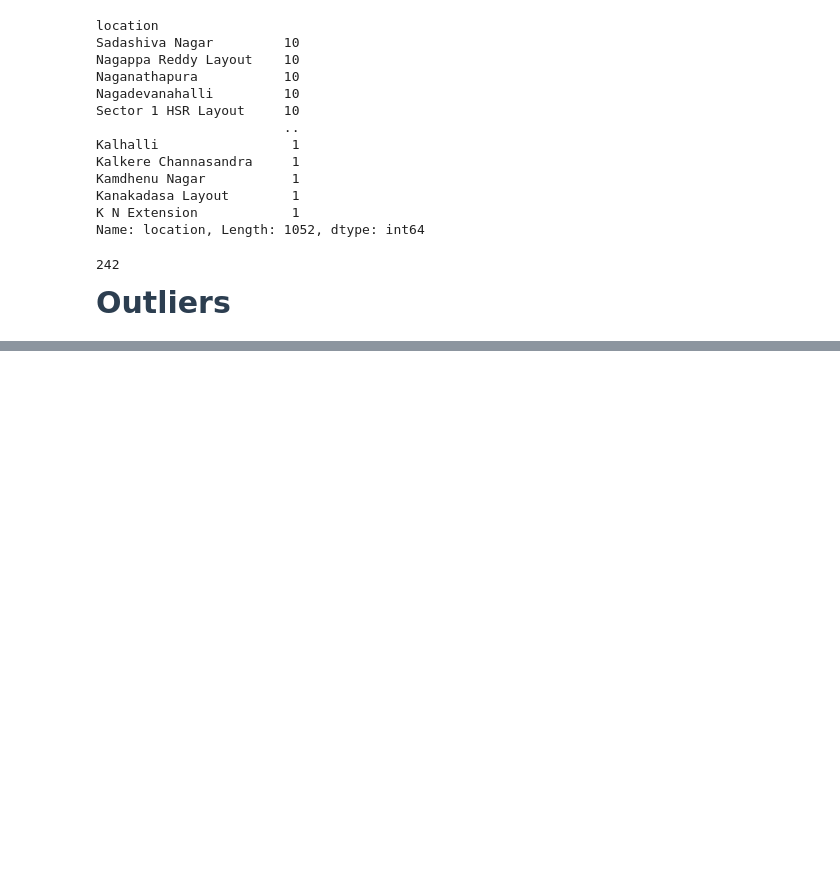
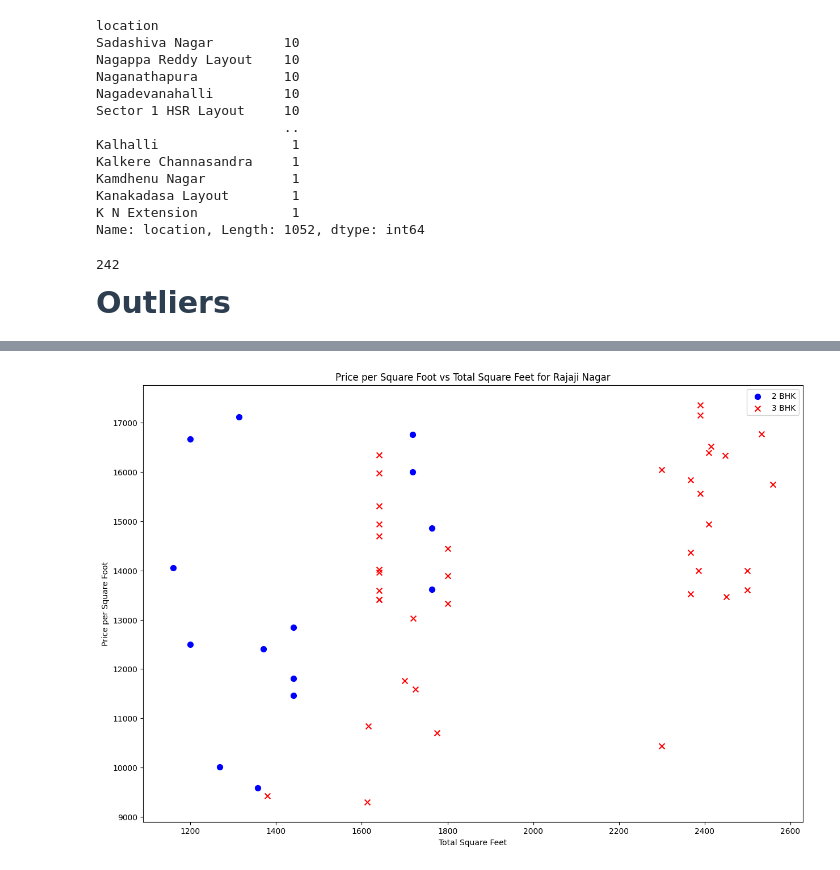
Before and after one commit to AbdeslemHMN/website_prdict_home_price, a Jupyter notebook: model/model.ipynb, the cells around one changed output, grey strips where cells are left out. Drawn from its saved outputs; the diff is of its cells as text; code cells hidden in the pictures; blank space fills up the shorter version.

Commit message:
get the final cleared data

```diff
--- a/model/model.ipynb
+++ b/model/model.ipynb
@@ -458,0 +488,2 @@ len(df5.location.unique())  # Check the number of unique locations
+# %%
+df6 = df5[~(df5['total_sqft'] / df5['bhk'] < 300)]  # Remove outliers based on sqft per BHK
@@ -458,0 +510,11 @@ len(df5.location.unique())  # Check the number of unique locations
+# %%
+def remove_outliers(df):
+    df_out = pd.DataFrame()
+    for key , subdf in df.groupby('location'):
+        m = np.mean(subdf.price_per_sqft)
+        st = np.std(subdf.price_per_sqft)
+        reduced_df = subdf[(subdf.price_per_sqft > (m - st)) & (subdf.price_per_sqft <= (m + st))]
+        df_out = pd.concat([df_out, reduced_df], ignore_index=True)
+    return df_out
+# %%
+df7 = remove_outliers(df6)  # Remove outliers using the defined function
@@ -458,0 +563,15 @@ len(df5.location.unique())  # Check the number of unique locations
+# %%
+def plot_scatter_chart(df , location):
+    bhk2 = df[(df['location'] == location) & (df['bhk'] == 2)]
+    bhk3 = df[(df['location'] == location) & (df['bhk'] == 3)]
+    matplotlib.rcParams['figure.figsize'] = (15, 10)  # Set figure size for better visibility
+    plt.scatter(bhk2['total_sqft'], bhk2['price_per_sqft'], color='blue', label='2 BHK', s=50)
+    plt.scatter(bhk3['total_sqft'], bhk3['price_per_sqft'], marker='x', color='red', label='3 BHK', s=50)
+    plt.xlabel('Total Square Feet')
+    plt.ylabel('Price per Square Foot')
+    plt.title(f'Price per Square Foot vs Total Square Feet for {location}')
+    plt.legend()
+# %%
+plot_scatter_chart(df7, 'Rajaji Nagar')  # Example usage of the scatter plot function for a specific location
+# %% [output]
+[figure, added]
```
Also changed, not shown: parts of 37 cells of this notebook.
